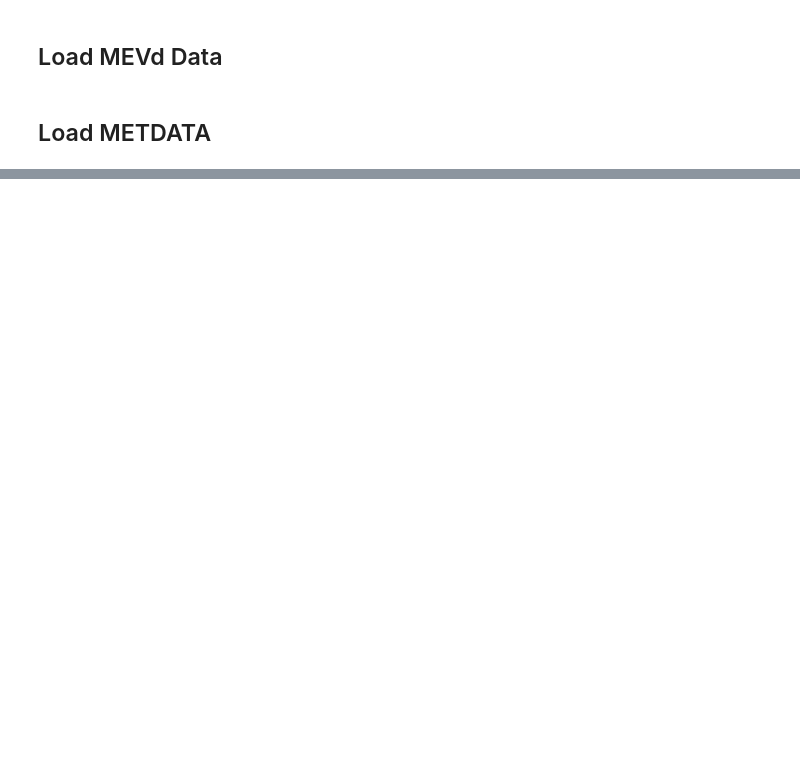
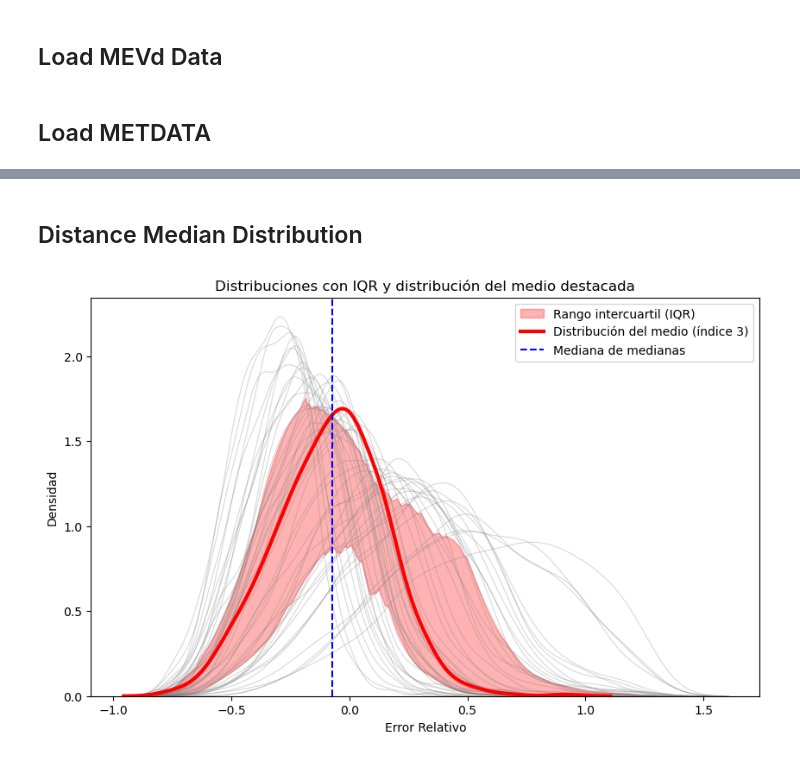
Before and after one commit to mhacarthur/downpy, a Jupyter notebook: 4_bias/I_param.ipynb, the cells around one changed output, grey strips where cells are left out. Saved outputs shown, nothing was run; the diff lists cells and outputs as text; code cells hidden in the pictures; blank space fills up the shorter version.

```diff
--- a/4_bias/I_param.ipynb
+++ b/4_bias/I_param.ipynb
@@ -139,0 +279,12 @@ ax1.tick_params(axis='both', which='major', labelsize=7)
+# %%
+umbral = 1.3
+
+mask_sat = np.any(RE_SAT_MAT > umbral, axis=1)
+mask_down = np.any(RE_DOWN_MAT > umbral, axis=1)
+mask_corr = np.any(RE_SAT_CORR_MAT > umbral, axis=1)
+
+mask_combinada = mask_sat | mask_down | mask_corr
+
+RE_SAT_MAT[mask_combinada, :] = np.nan
+RE_DOWN_MAT[mask_combinada, :] = np.nan
+RE_SAT_CORR_MAT[mask_combinada, :] = np.nan
@@ -139,0 +440,53 @@ ax1.tick_params(axis='both', which='major', labelsize=7)
+# %% [markdown]
+## Distance Median Distribution
+# %%
+import numpy as np
+import matplotlib.pyplot as plt
+import seaborn as sns
+from scipy.stats import gaussian_kde
+
+plt.figure(figsize=(10, 6))
+
+# Primero, crear un grid común de valores x para evaluar todas las KDEs
+x_min = np.nanmin(RE_SAT_CORR_MAT)
+x_max = np.nanmax(RE_SAT_CORR_MAT)
+x_grid = np.linspace(x_min, x_max, 500)
+
+# Evaluar KDE para cada realización en el grid común
+kde_values = np.zeros((len(x_grid), RE_SAT_CORR_MAT.shape[1]))
+
+for i in range(RE_SAT_CORR_MAT.shape[1]):
+    data = RE_SAT_CORR_MAT[:, i][~np.isnan(RE_SAT_CORR_MAT[:, i])]
+    if len(data) > 1:
+        kde = gaussian_kde(data)
+        kde_values[:, i] = kde(x_grid)
+
+# Calcular percentiles de las densidades en cada punto x
+p25_kde = np.nanpercentile(kde_values, 25, axis=1)
+p75_kde = np.nanpercentile(kde_values, 75, axis=1)
+
+# Graficar todas las distribuciones en gris claro
+for i in range(RE_SAT_CORR_MAT.shape[1]):
+    sns.kdeplot(RE_SAT_CORR_MAT[:, i], color='gray', alpha=0.3, linewidth=0.8)
+
+# Sombra del rango intercuartil (IQR)
+plt.fill_between(x_grid, p25_kde, p75_kde, alpha=0.3, color='red', label='Rango intercuartil (IQR)')
+
+# Encontrar y destacar la distribución del medio
+medianas = np.nanmedian(RE_SAT_CORR_MAT, axis=0)
+mediana_de_medianas = np.nanmedian(medianas)
+idx_medio = np.nanargmin(np.abs(medianas - mediana_de_medianas))
+
+# Destacar la distribución del medio
+sns.kdeplot(RE_SAT_CORR_MAT[:, idx_medio], color='red', linewidth=3,
+            label=f'Distribución del medio (índice {idx_medio})')
+
+plt.axvline(mediana_de_medianas, color='blue', linestyle='--',
+            label='Mediana de medianas')
+plt.legend()
+plt.title('Distribuciones con IQR y distribución del medio destacada')
+plt.xlabel('Error Relativo')
+plt.ylabel('Densidad')
+plt.show()
+# %% [output]
+[figure, added]
```
Also changed, not shown: parts of 17 cells of this notebook, 2 other files.
